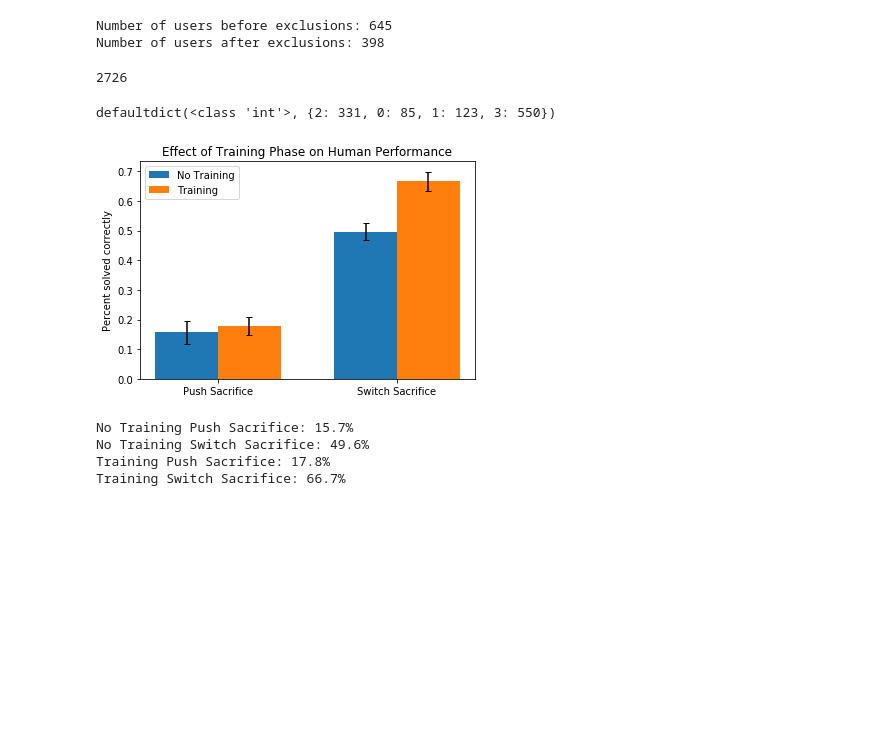
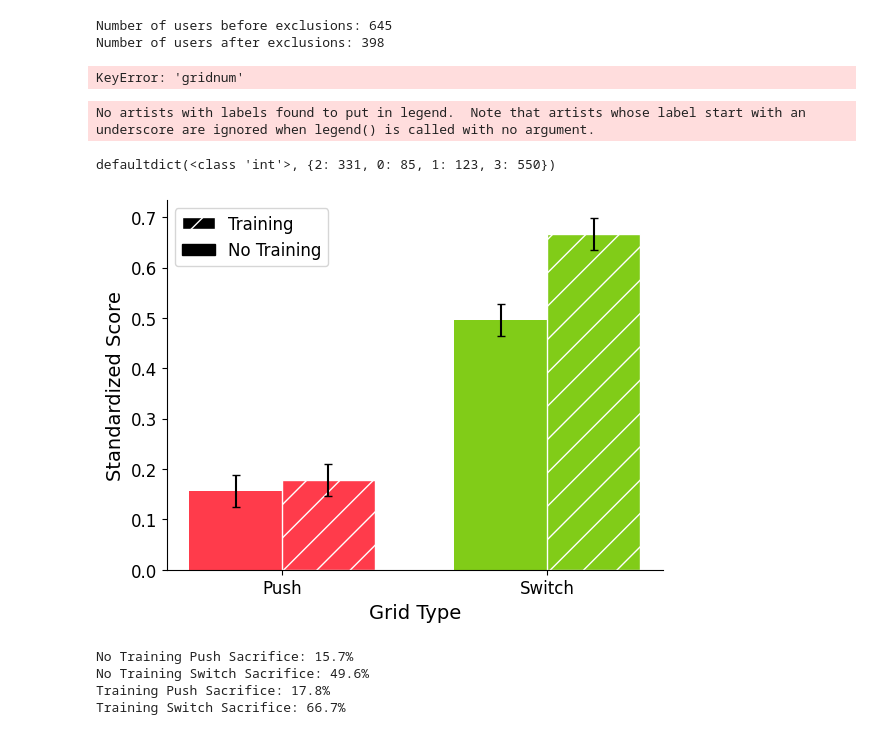
Before and after one commit to Alice2hang/RL_trolley_puzzles, a Jupyter notebook: data_analysis/training_analysis.ipynb, the cells around one changed output. Drawn from its saved outputs; the diff is of its cells as text; code cells hidden in the pictures; blank space fills up the shorter version.

```diff
--- a/data_analysis/training_analysis.ipynb
+++ b/data_analysis/training_analysis.ipynb
@@ -63,7 +64,6 @@ with open('data/training_experiment_raw.csv', encoding='utf-8-sig') as csvfile:
             score_dif = int(row['reward_cum'])-int(row['reward_max'])
             training = user_condition[userid]
             push_val = None
-
             if training == True:
                 train = 0.5
             else:
@@ -80,55 +80,64 @@ with open('data/training_experiment_raw.csv', encoding='utf-8-sig') as csvfile:
             data.append([score_dif, userid, gridnum, push_val, train*push_val, train])
 
 df = pd.DataFrame(data,columns=['score_dif', 'user_id', 'grid_num', 'push', 'train_x_push', 'train'])
-print(len(df))
 df.to_csv('data/training_data_coded.csv')
 # %% [output]
-2726
+KeyError: 'gridnum'
 # %%
 # Compute proportion of grids on which the best score was achieved
 print(best_score_count)
 proportion = {}
 for bin_num, count in best_score_count.items():
     proportion[bin_num] = count/total_count[bin_num]
 
-# Compute standard error of proportion
-error = []
-for bin_num, p in proportion.items():
-    e = 1.96 * math.sqrt(p*(1-p)/total_count[bin_num])
-    error.append(e)
+# Compute standard error of mean
+sem = []
+for bin_num, count in best_score_count.items():
+    x = np.concatenate((np.zeros(total_count[bin_num]-count),np.ones(count)))
+    sem.append(e)
 
 # Define labels, positions, bar heights and error bar heights
-labels = ['Push Sacrifice', 'Switch Sacrifice']
+labels = ['Push', 'Switch']
 notrain_proportions = []
 notrain_error = []
 train_proportions = []
 train_error = []
 
 for i in range(4):
     if i%2==0:
         notrain_proportions.append(proportion[i])
-        notrain_error.append(error[i])
+        notrain_error.append(sem[i])
     else:
         train_proportions.append(proportion[i])
-        train_error.append(error[i])
+        train_error.append(sem[i])
 
 x = np.arange(len(labels))  # the label locations
 width = 0.35  # the width of the bars
+color=['#FF3B4B', '#81CC18']
+plt.rcParams.update({'font.size': 14})
 
 fig, ax = plt.subplots()
-rects1 = ax.bar(x - width/2, notrain_proportions, width, yerr=notrain_error, capsize=3, label='No Training')
-rects2 = ax.bar(x + width/2, train_proportions, width, yerr=train_error, capsize=3, label='Training')
+rects1 = ax.bar(x - width/2, notrain_proportions, width, yerr=notrain_error, capsize=3, color=color)
+rects2 = ax.bar(x + width/2, train_proportions, width, yerr=train_error, capsize=3, hatch="/", color=color, edgecolor='white')
 
 # Add some text for labels, title and custom x-axis tick labels, etc.
-ax.set_ylabel('Percent solved correctly')
-ax.set_title('Effect of Training Phase on Human Performance')
+ax.set_ylabel('Standardized Score')
 ax.set_xticks(x)
 ax.set_xticklabels(labels)
+plt.yticks(fontsize=12)
+plt.xticks(fontsize=12)
+ax.set_xlabel('Grid Type')
 ax.legend()
+train = mpatches.Patch(edgecolor='white', facecolor='black', hatch="/", label='Training')
+no_train = mpatches.Patch(color='black', label='No Training')
+ax.spines.right.set_visible(False)
+ax.spines.top.set_visible(False)
+plt.legend(handles=[train, no_train], fontsize=12)
 plt.show()
 # %% [output]
-defaultdict(<class 'int'>, {2: 331, 0: 85, 1: 123, 3: 550})
+No artists with labels found to put in legend.  Note that artists whose label start with an underscore are ignored when legend() is called with no argument.
+defaultdict(<class 'int'>, {2: 331, 0: 85, 1: 123, 3: 550})
-[figure, old version]
+[figure, new version]
 # %%
 for idx, p in enumerate(notrain_proportions):
     print("No Training " + labels[idx] + ": " + '{:.1%}'.format(p))
```
Also changed, not shown: parts of 1 cell of this notebook, 7 other files.
